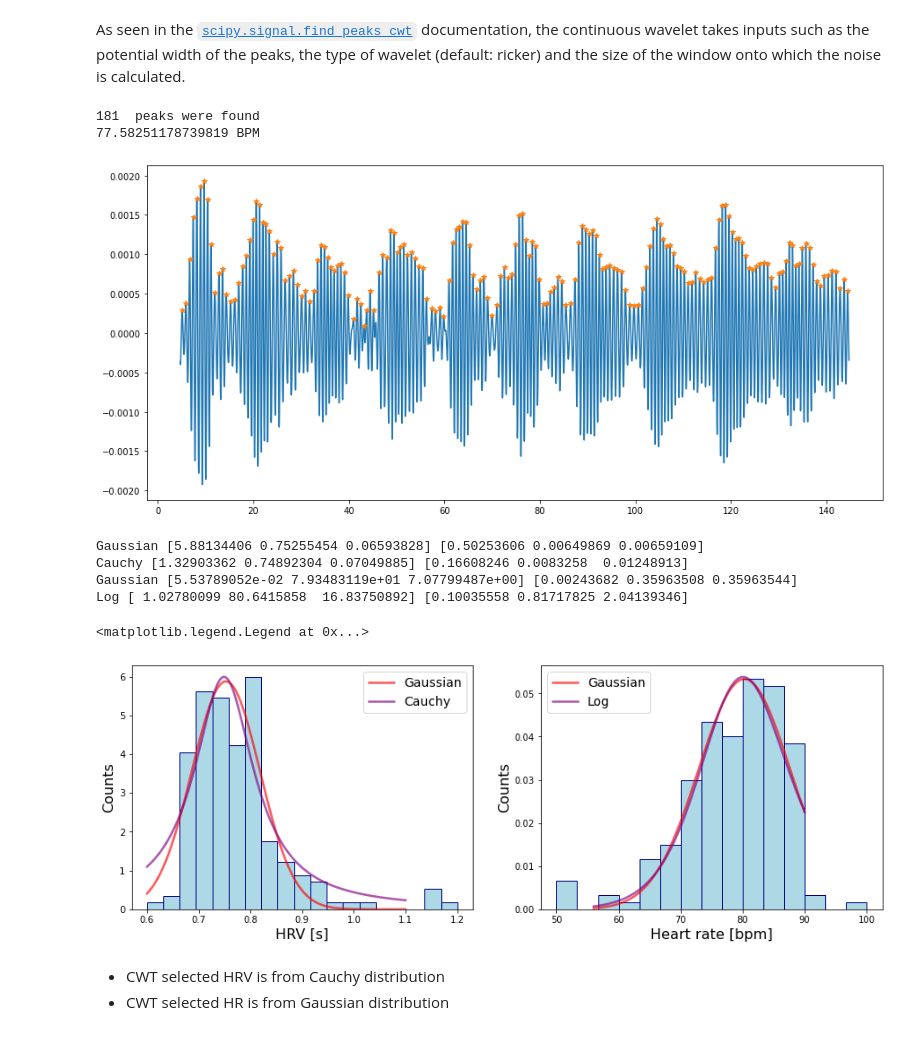
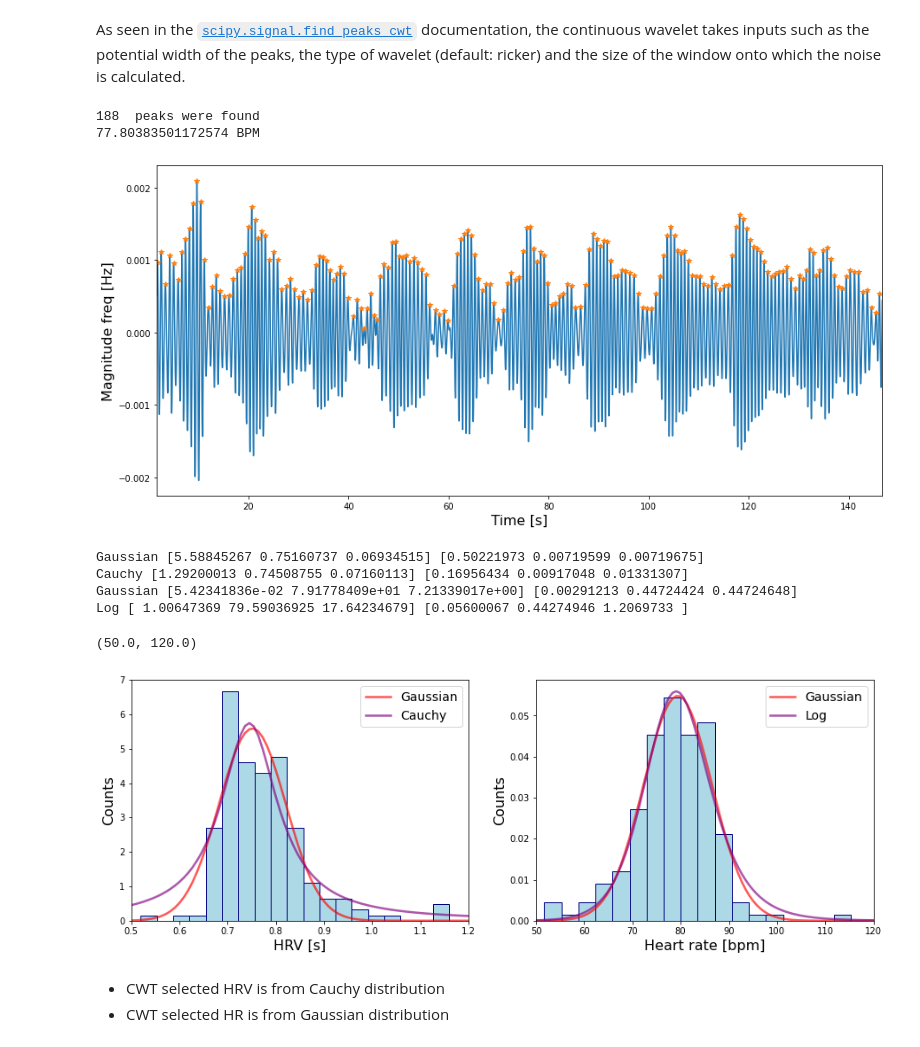
Before and after one commit to ericabrisigotti/heart_rate_estimation_LCP-A, a Jupyter notebook: Chest Sweater.ipynb, the cells around one changed output. Cells and saved outputs as stored; diff of their text form; code cells hidden in the pictures.

```diff
--- a/Chest Sweater.ipynb
+++ b/Chest Sweater.ipynb
@@ -144,10 +136,10 @@ def std_from_center( vect ):
     std_up = [ np.std( vect[ center_idx:(center_idx+idx) ] ) for idx in range(1,center_idx,1) ]
     return np.concatenate((std_down[::-1],std_up))
 # %%
-fig2,ax2 = plt.subplots( nrows = 2 , ncols = 1 , sharex = True , figsize = ( 12 , 5 ) )
+fig2,ax2 = plt.subplots( nrows = 2 , ncols = 1, figsize = ( 12 , 5 ) )
 center_idx = int( data.shape[0]/2 )
-down_cut = 7000
-up_cut = 7000
+down_cut = 7300
+up_cut = 7200
 print( center_idx )
 print('the percentage of measurements to keep is ', (down_cut+up_cut)/data.shape[0]*100)
 down_idx = center_idx-down_cut
@@ -404,8 +394,6 @@ The reverse biorthogonal 3.9 (rbio3.9) discrete wavelet is chosen to decompose t
 # %% [markdown]
 As seen in the <a href="https://pywavelets.readthedocs.io/en/latest/ref/dwt-discrete-wavelet-transform.html"> <code>pywt.wavelet</code></a> documentation, the discrete wavelet takes other inputs such as the level of deconstruction, which was set to <code>level=6</code> after some tuning. Afterwards, the unnecessary coefficients were discarded by setting them to 0.
 # %%
-# DWT function
-
 def dwt(time, vect, level):
     i = level+1
     coef = pywt.wavedec(vect , 'rbio3.9', level=i )
@@ -415,11 +403,10 @@ def dwt(time, vect, level):
             coef[k] = np.zeros(coef[k].shape)
     dwt_sig = pywt.waverec( coef, 'rbio3.9' )
     fig9 , ax9 = plt.subplots( nrows = 1 , ncols = 1 , figsize = ( 15 , 5 ) )
-    ax9.plot(time, dwt_sig[:-1]) #blocked the time frame to see the wave better
-    #ax9.set_xlim(37,40)
-    ax9.set_xlabel ("Time")
-    ax9.set_ylabel ("Magnitude Freq ") #not sure this is the right name for the y axis
-    plt.show
+    ax9.plot(time, dwt_sig[:-1])
+    ax9.set_xlabel ("Time [s]", fontsize=16)
+    ax9.set_ylabel ("Magnitude freq [Hz]", fontsize=16)
+    ax9.set_xlim(min(time),max(time))
     return dwt_sig
 # %%
 dwt_sig = dwt( time, norm_filtered , 6)
@@ -467,7 +455,7 @@ hrv = times[peak[1:]] - times[peak[:-1]]
 value_hrv, bins_hrv, _  = ax[0].hist(hrv,bins='auto', density = True,  stacked = True,
                                      color ='lightblue', ec = 'navy')
 bins_mean_hrv=(bins_hrv[:-1]+bins_hrv[1:])/2
-xspace_hrv = np.linspace(0.6,1.1,100)
+xspace_hrv = np.linspace(0.4,1.3,100)
 
 opt_gauss_hrv, cov_gauss_hrv = curve_fit(Gauss, xdata=bins_mean_hrv, ydata=value_hrv, p0=[16, 0.85, 0.1])
 print('Gaussian', opt_gauss_hrv, np.sqrt(np.diag(cov_gauss_hrv)))
@@ -479,6 +467,7 @@ ax[0].plot(xspace_hrv, Cauchy(xspace_hrv, *opt_cauchy), color='purple', linewidt
 ax[0].set_xlabel('HRV [s]' , fontsize = 16)
 ax[0].set_ylabel('Counts' , fontsize = 16)
 ax[0].legend( fontsize = 14 )
+ax[0].set_xlim(0.5, 1.2)
 
 
 # histogram and fit of BPM
@@ -486,7 +475,7 @@ ffreq = 1/hrv
 value_heart, bins_heart, _ = ax[1].hist(ffreq*60,bins='auto', density = True, stacked = True,
                                         color ='lightblue', ec = 'navy')
 bins_mean_heart=(bins_heart[:-1]+bins_heart[1:])/2
-xspace_heart = np.linspace(56,90,100)
+xspace_heart = np.linspace(45,120,100)
 
 opt_gauss_heart, cov_gauss_heart = curve_fit(Gauss, xdata=bins_mean_heart, ydata=value_heart, p0=[0.07, 70, 5])
 print('Gaussian', opt_gauss_heart, np.sqrt(np.diag(cov_gauss_heart)))
@@ -498,4 +487,5 @@ ax[1].plot(xspace_heart, Log_Logistics(xspace_heart, *opt_log), color='purple',
 ax[1].set_xlabel('Heart rate [bpm]' , fontsize = 16)
 ax[1].set_ylabel('Counts' , fontsize = 16)
 ax[1].legend( fontsize = 14 )
+ax[1].set_xlim(50, 120)
 # %% [output]
@@ -524,64 +514,70 @@ def cwt(time, waves):
     fig,ax = plt.subplots( figsize=(15,7) )
     ax.plot(time,waves,'-')
     ax.plot(temp, waves[peakind],'*')
+    plt.xlim(min(time),max(time))
+    plt.xlabel ("Time [s]", fontsize=16)
+    plt.ylabel ("Magnitude freq [Hz]", fontsize=16)
     print(len(peakind),' peaks were found')
     print(len(peakind)/(time.max() - time.min())*60, 'BPM')
     return temp
 # %%
 temp = cwt(time,norm_filtered)
 # %% [output]
-181  peaks were found
-77.58251178739819 BPM
+188  peaks were found
+77.80383501172574 BPM
-[figure, old version]
+[figure, new version]
 # %%
 fig2, ax2 = plt.subplots(ncols = 2, figsize = ( 15 , 5 ) )
 
+# histogram and fit of HRV
 times2 = np.asarray(time)
 hrv2= []
 hrv2.append([temp[i+1]-temp[i] for i in range (len(temp)-1)])
 value_hrv2, bins_hrv2, _  = ax2[0].hist(hrv2,bins='auto', density = True,  stacked = True,
                                      color ='lightblue', ec = 'navy')
 bins_mean_hrv2=(bins_hrv2[:-1]+bins_hrv2[1:])/2
-xspace_hrv2 = np.linspace(0.6,1.1,100)
+xspace_hrv2 = np.linspace(0.4,1.3,100)
 
 opt_gauss_hrv2, cov_gauss_hrv2 = curve_fit(Gauss, xdata=bins_mean_hrv2, ydata=value_hrv2, p0=[16, 0.85, 0.1])
 print('Gaussian', opt_gauss_hrv2, np.sqrt(np.diag(cov_gauss_hrv2)))
 opt_cauchy2, cov_cauchy2 = curve_fit(Cauchy, xdata=bins_mean_hrv2, ydata=value_hrv2, p0=[16, 0.85, 0.1])
 print('Cauchy', opt_cauchy2, np.sqrt(np.diag(cov_cauchy2)))
 
 ax2[0].plot(xspace_hrv2, Gauss(xspace_hrv2, *opt_gauss_hrv2), color='red', linewidth=2.5, label='Gaussian', alpha=0.65)
 ax2[0].plot(xspace_hrv2, Cauchy(xspace_hrv2, *opt_cauchy2), color='purple', linewidth=2.5, label='Cauchy', alpha=0.65)
-ax2[0].set_xlabel('HRV [s]' , fontsize = 16)
-ax2[0].set_ylabel('Counts' , fontsize = 16)
-ax2[0].legend( fontsize = 14 )
+ax2[0].set_xlabel('HRV [s]', fontsize = 16)
+ax2[0].set_ylabel('Counts', fontsize = 16)
+ax2[0].legend(fontsize = 14)
+ax2[0].set_xlim(0.5, 1.2)
 
 
 # histogram and fit of BPM
 ffreq2 = 1/np.asarray(hrv2)*60
 ffreq2 = ffreq2.tolist()
 value_heart2, bins_heart2, _ = ax2[1].hist(ffreq2,bins='auto', density = True, stacked = True,
                                         color ='lightblue', ec = 'navy')
 bins_mean_heart2=(bins_heart2[:-1]+bins_heart2[1:])/2
-xspace_heart2 = np.linspace(56,90,100)
+xspace_heart2 = np.linspace(45,120,100)
 
 opt_gauss_heart2, cov_gauss_heart2= curve_fit(Gauss, xdata=bins_mean_heart2, ydata=value_heart2, p0=[0.07, 70, 5])
 print('Gaussian', opt_gauss_heart, np.sqrt(np.diag(cov_gauss_heart)))
 opt_log2, cov_log2 = curve_fit(Log_Logistics, xdata=bins_mean_heart2, ydata=value_heart2, p0=[1, 70, 20])
 print('Log', opt_log2,np.sqrt(np.diag(cov_log2)))
 
 
 ax2[1].plot(xspace_heart2, Gauss(xspace_heart2, *opt_gauss_heart2), color='red', linewidth=2.5, label='Gaussian', alpha=0.65)
 ax2[1].plot(xspace_heart2, Log_Logistics(xspace_heart2, *opt_log2), color='purple', linewidth=2.5, label='Log', alpha=0.65)
 ax2[1].set_xlabel('Heart rate [bpm]' , fontsize = 16)
-ax2[1].set_ylabel('Counts' , fontsize = 16)
-ax2[1].legend( fontsize = 14 )
+ax2[1].set_ylabel('Counts', fontsize = 16)
+ax2[1].legend(fontsize = 14)
+ax2[1].set_xlim(50, 120)
 # %% [output]
-Gaussian [5.88134406 0.75255454 0.06593828] [0.50253606 0.00649869 0.00659109]
-Cauchy [1.32903362 0.74892304 0.07049885] [0.16608246 0.0083258  0.01248913]
-Gaussian [5.53789052e-02 7.93483119e+01 7.07799487e+00] [0.00243682 0.35963508 0.35963544]
-Log [ 1.02780099 80.6415858  16.83750892] [0.10035558 0.81717825 2.04139346]
+Gaussian [5.58845267 0.75160737 0.06934515] [0.50221973 0.00719599 0.00719675]
+Cauchy [1.29200013 0.74508755 0.07160113] [0.16956434 0.00917048 0.01331307]
+Gaussian [5.42341836e-02 7.91778409e+01 7.21339017e+00] [0.00291213 0.44724424 0.44724648]
+Log [ 1.00647369 79.59036925 17.64234679] [0.05600067 0.44274946 1.2069733 ]
-<matplotlib.legend.Legend at 0x...>
+(50.0, 120.0)
-[figure, old version]
+[figure, new version]
 # %% [markdown]
 - CWT selected HRV is from Cauchy distribution
 - CWT selected HR is from Gaussian distribution
```
Also changed, not shown: parts of 36 cells of this notebook, 1 other file.
